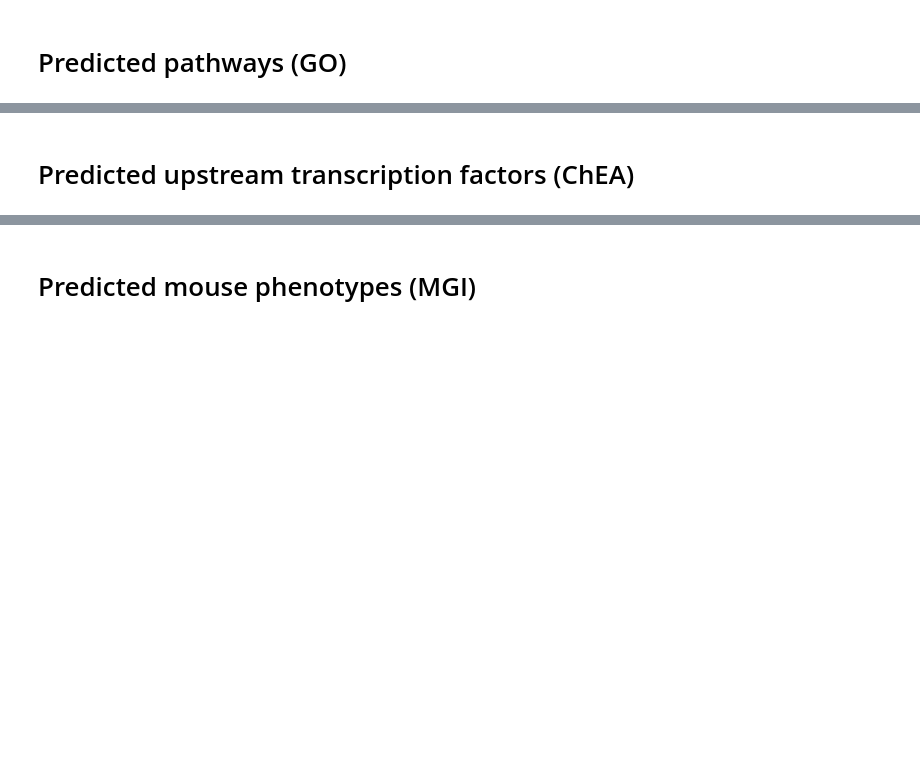
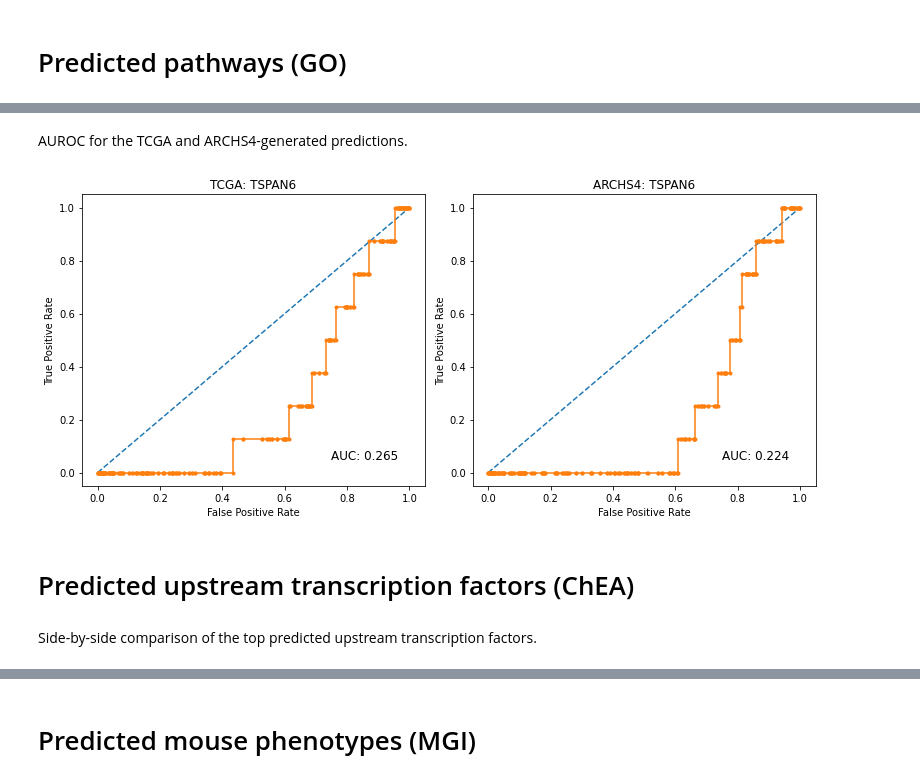
Before and after one commit to cyoon23/appyter, a Jupyter notebook: rna_predictions.ipynb, the cells around one changed output, grey strips where cells are left out. Cells and saved outputs as stored; diff of their text form; code cells hidden in the pictures; blank space fills up the shorter version.

```diff
--- a/rna_predictions.ipynb
+++ b/rna_predictions.ipynb
@@ -205,0 +268,2 @@ process(libraries[0], tcga_genes, filtered_genes, tcga_cor, archs4_genes, archs4
+# %%
+binary_matrix, tcga_pred_matrix, archs4_pred_matrix = functional_comparison(libraries[0], tcga_cor, archs4_cor)
@@ -206,3 +288,12 @@ process(libraries[0], tcga_genes, filtered_genes, tcga_cor, archs4_genes, archs4
+# %% [markdown]
+AUROC for the TCGA and ARCHS4-generated predictions.
+# %%
+if gene in binary_matrix.index: auc(binary_matrix.loc[gene], tcga_pred_matrix, archs4_pred_matrix, gene)
+else: print("Not enough gene annotations available.")
+# %% [output]
+[figure, added]
 # %% [markdown]
 # Predicted upstream transcription factors (ChEA)
+# %% [markdown]
+Side-by-side comparison of the top predicted upstream transcription factors.
 # %%
```
Also changed, not shown: parts of 57 cells of this notebook.
